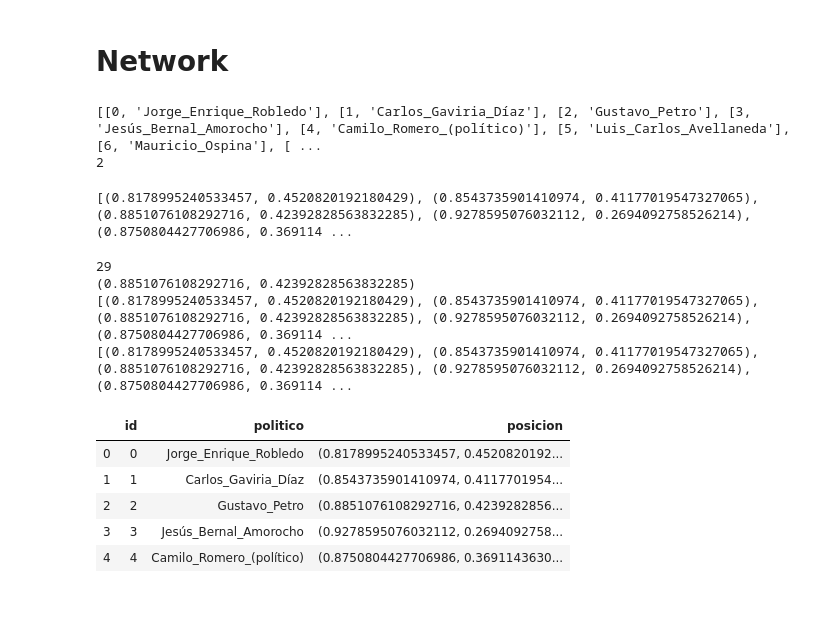
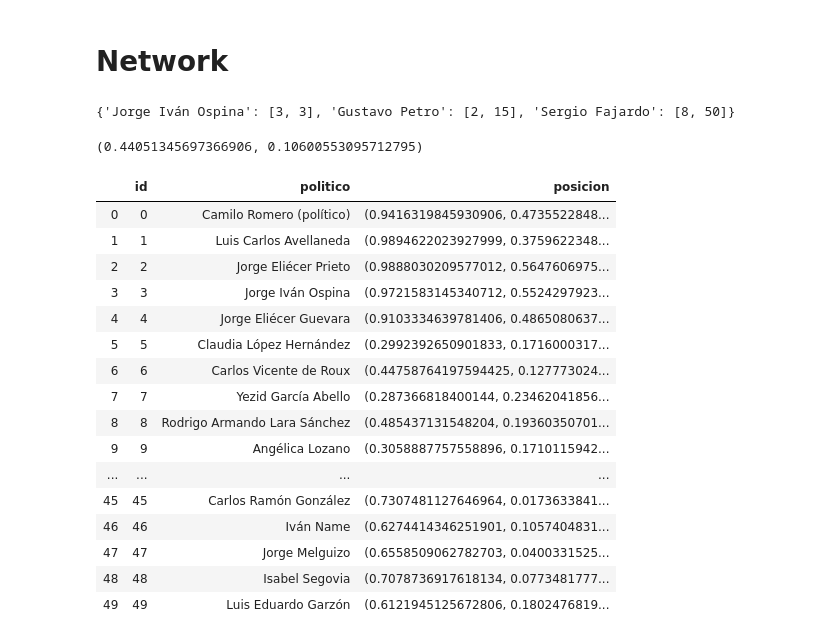
Before and after one commit to cmartinezbjmu/DatosEnormes, a Jupyter notebook: Script/jupyter/Taller 3/Gráfica por partido político.ipynb, the cells around one changed output. Saved outputs shown, nothing was run; the diff lists cells and outputs as text; code cells hidden in the pictures; blank space fills up the shorter version.

Commit message:
Resolvemos grafica para varios influencers

```diff
--- a/Script/jupyter/Taller 3/Gráfica por partido político.ipynb
+++ b/Script/jupyter/Taller 3/Gráfica por partido político.ipynb
@@ -50,16 +48,24 @@ politicos = ['Jorge_Enrique_Robledo', 'Carlos_Gaviria_Díaz', 'Gustavo_Petro', '
+# %%
+#politicos = ['Jorge_Enrique_Robledo', 'Carlos_Gaviria_Díaz', 'Gustavo_Petro', 'Gustavo_Petro', 'Jesús_Bernal_Amorocho', 'Camilo_Romero_(político)', 'Luis_Carlos_Avellaneda', 'Mauricio_Ospina', 'Guillermo_Asprilla', 'Clara_López', 'Germán_Navas_Talero', 'Iván_Moreno_Rojas', 'Jaime_Dussán', 'Samuel_Moreno', 'Aurelio_Suárez_Montoya', 'Gloria_Cuartas', 'María_Mercedes_Maldonado', 'Senén_Niño', 'Venus_Albeiro_Silva', 'Gloria_Inés_Ramírez', 'Edison_Lucio_Torres', 'Jorge_Eliécer_Guevara', 'Iván_Cepeda', 'Parmenio_Cuéllar', 'Alexander_López_Maya', 'Angélica_Lozano', 'Alirio_Uribe_Muñoz', 'Jesús_Alberto_Castilla', 'Víctor_Correa_Vélez', 'Julio_César_Mancera']
+relaciones_politicas = {'Jorge Iván Ospina': ['Camilo Romero (político)', 'Luis Carlos Avellaneda', 'Jorge Eliécer Prieto', 'Jorge Iván Ospina', 'Jorge Eliécer Guevara', 'Claudia López Hernández', 'Carlos Vicente de Roux', 'Yezid García Abello', 'Rodrigo Armando Lara Sánchez', 'Angélica Lozano', 'Inti Asprilla', 'Sandra Ortiz', 'Jorge Eduardo Torres'], 'Gustavo Petro': ['Jorge Enrique Robledo', 'Carlos Gaviria Díaz', 'Gustavo Petro', 'Gustavo Petro', 'Jesús Bernal Amorocho', 'Camilo Romero (político)', 'Luis Carlos Avellaneda', 'Mauricio Ospina', 'Guillermo Asprilla', 'Clara López', 'Germán Navas Talero', 'Iván Moreno Rojas', 'Jaime Dussán', 'Samuel Moreno', 'Aurelio Suárez Montoya', 'Gloria Cuartas', 'María Mercedes Maldonado', 'Senén Niño', 'Venus Albeiro Silva', 'Gloria Inés Ramírez', 'Edison Lucio Torres', 'Jorge Eliécer Guevara', 'Iván Cepeda', 'Parmenio Cuéllar', 'Alexander López Maya', 'Angélica Lozano', 'Alirio Uribe Muñoz', 'Jesús Alberto Castilla', 'Víctor Correa Vélez', 'Julio César Mancera'], 'Sergio Fajardo': ['Evelio Daza', 'John Sudarsky', 'Carlos Andrés Amaya', 'Carlos Ramón González', 'Iván Name', 'Jorge Melguizo', 'Isabel Segovia', 'Luis Eduardo Garzón', 'Sergio Fajardo', 'Félix Valera', 'Gilma Jiménez', 'Jorge Eduardo Londoño', 'Donamaris Ramírez-Paris Lobo', 'Alfonso Prada', 'Angélica Lozano', 'Ángela Robledo']}
 # %%
-influencer = 'Gustavo_Petro'
+id_politicos = 0
+nombres_politicos = []
 filtrado = []
-politicos = list(dict.fromkeys(politicos))
-for politico in range(len(politicos)):
-    if politicos[politico] == influencer:
-        id_influencer = politico
-    filtrado.append([politico, politicos[politico]])
-print(filtrado)
-print(id_influencer)
+influencers = dict()
+for relacion in relaciones_politicas:
+    influencer = relacion
+    politicos = list(dict.fromkeys(relaciones_politicas[relacion]))
+    for politico in range(len(politicos)):
+        if politicos[politico] == influencer:
+            id_influencer = politico
+            influencers[influencer]=[politico, id_politicos]
+        filtrado.append([id_politicos, politicos[politico]])
+        nombres_politicos.append(politicos[politico])
+        id_politicos += 1
+print(influencers)
 # %% [output]
-[[0, 'Jorge_Enrique_Robledo'], [1, 'Carlos_Gaviria_Díaz'], [2, 'Gustavo_Petro'], [3, 'Jesús_Bernal_Amorocho'], [4, 'Camilo_Romero_(político)'], [5, 'Luis_Carlos_Avellaneda'], [6, 'Mauricio_Ospina'], [ ...
-2
+{'Jorge Iván Ospina': [3, 3], 'Gustavo Petro': [2, 15], 'Sergio Fajardo': [8, 50]}
 # %%
 G = nx.random_geometric_graph(150, 0.125)
 posicion = []
@@ -70,28 +76,38 @@ for edge in G.edges():
     if j < i:
         posicion.append((x0, y0))
         j += 1
-print(posicion)
-# %% [output]
-[(0.8178995240533457, 0.4520820192180429), (0.8543735901410974, 0.41177019547327065), (0.8851076108292716, 0.42392828563832285), (0.9278595076032112, 0.2694092758526214), (0.8750804427706986, 0.369114 ...
+# %%
+persona = None
+for i in filtrado:
+    cuenta = 0
+    persona = i[1]
+    for j in filtrado:
+        if persona == j[1]:
+            cuenta += 1
+            if cuenta > 1:
+                posicion[j[0]] = posicion[i[0]]
 # %%
-posicion_influencer = posicion[id_influencer]
 df = pd.DataFrame(filtrado,columns=['id', 'politico'])
-print(len(posicion))
 df['posicion'] = posicion
+posiciones_todos = posicion
 print(posicion_influencer)
-posiciones_todos = posicion
-print(posiciones_todos)
-#posicion.pop(id_influencer)
-print(posiciones_todos)
-df.head()
+df.head(50)
 # %% [output]
-29
-(0.8851076108292716, 0.42392828563832285)
-[(0.8178995240533457, 0.4520820192180429), (0.8543735901410974, 0.41177019547327065), (0.8851076108292716, 0.42392828563832285), (0.9278595076032112, 0.2694092758526214), (0.8750804427706986, 0.369114 ...
-[(0.8178995240533457, 0.4520820192180429), (0.8543735901410974, 0.41177019547327065), (0.8851076108292716, 0.42392828563832285), (0.9278595076032112, 0.2694092758526214), (0.8750804427706986, 0.369114 ...
+(0.44051345697366906, 0.10600553095712795)
 |  | id | politico | posicion |
-| 0 | 0 | Jorge_Enrique_Robledo | (0.8178995240533457, 0.4520820192... |
-| 1 | 1 | Carlos_Gaviria_Díaz | (0.8543735901410974, 0.4117701954... |
-| 2 | 2 | Gustavo_Petro | (0.8851076108292716, 0.4239282856... |
-| 3 | 3 | Jesús_Bernal_Amorocho | (0.9278595076032112, 0.2694092758... |
-| 4 | 4 | Camilo_Romero_(político) | (0.8750804427706986, 0.3691143630... |
+| 0 | 0 | Camilo Romero (político) | (0.9416319845930906, 0.4735522848... |
+| 1 | 1 | Luis Carlos Avellaneda | (0.9894622023927999, 0.3759622348... |
+| 2 | 2 | Jorge Eliécer Prieto | (0.9888030209577012, 0.5647606975... |
+| 3 | 3 | Jorge Iván Ospina | (0.9721583145340712, 0.5524297923... |
+| 4 | 4 | Jorge Eliécer Guevara | (0.9103334639781406, 0.4865080637... |
+| 5 | 5 | Claudia López Hernández | (0.2992392650901833, 0.1716000317... |
+| 6 | 6 | Carlos Vicente de Roux | (0.44758764197594425, 0.127773024... |
+| 7 | 7 | Yezid García Abello | (0.287366818400144, 0.23462041856... |
+| 8 | 8 | Rodrigo Armando Lara Sánchez | (0.485437131548204, 0.19360350701... |
+| 9 | 9 | Angélica Lozano | (0.3058887757558896, 0.1710115942... |
+| ... | ... | ... | ... |
+| 45 | 45 | Carlos Ramón González | (0.7307481127646964, 0.0173633841... |
+| 46 | 46 | Iván Name | (0.6274414346251901, 0.1057404831... |
+| 47 | 47 | Jorge Melguizo | (0.6558509062782703, 0.0400331525... |
+| 48 | 48 | Isabel Segovia | (0.7078736917618134, 0.0773481777... |
+| 49 | 49 | Luis Eduardo Garzón | (0.6121945125672806, 0.1802476819... |
```
Also changed, not shown: parts of 9 cells of this notebook.
